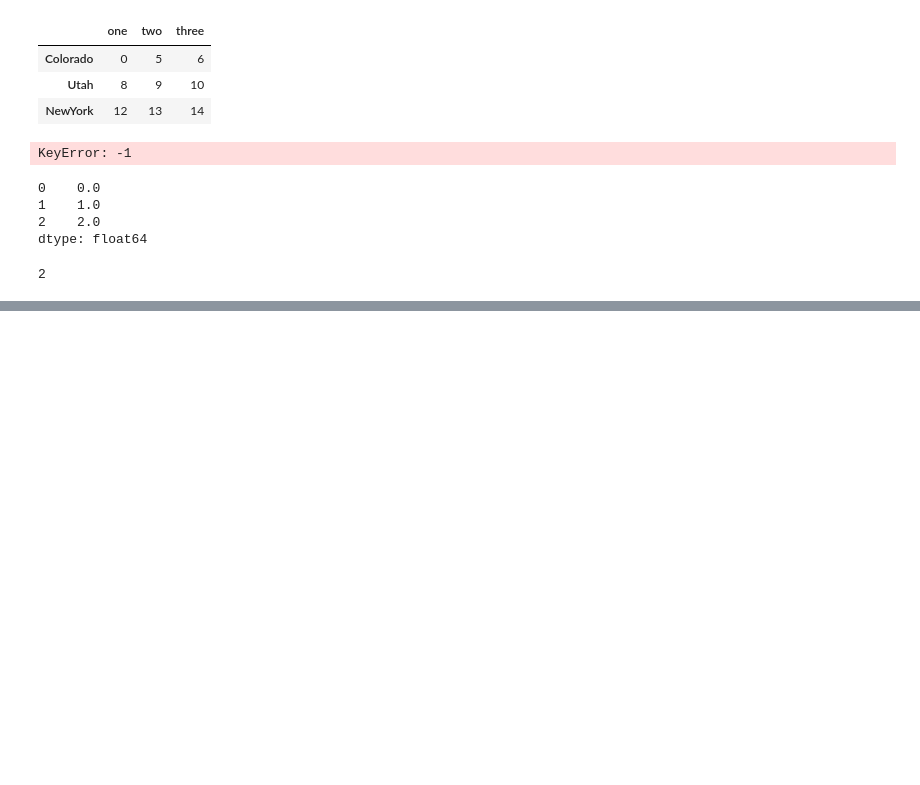
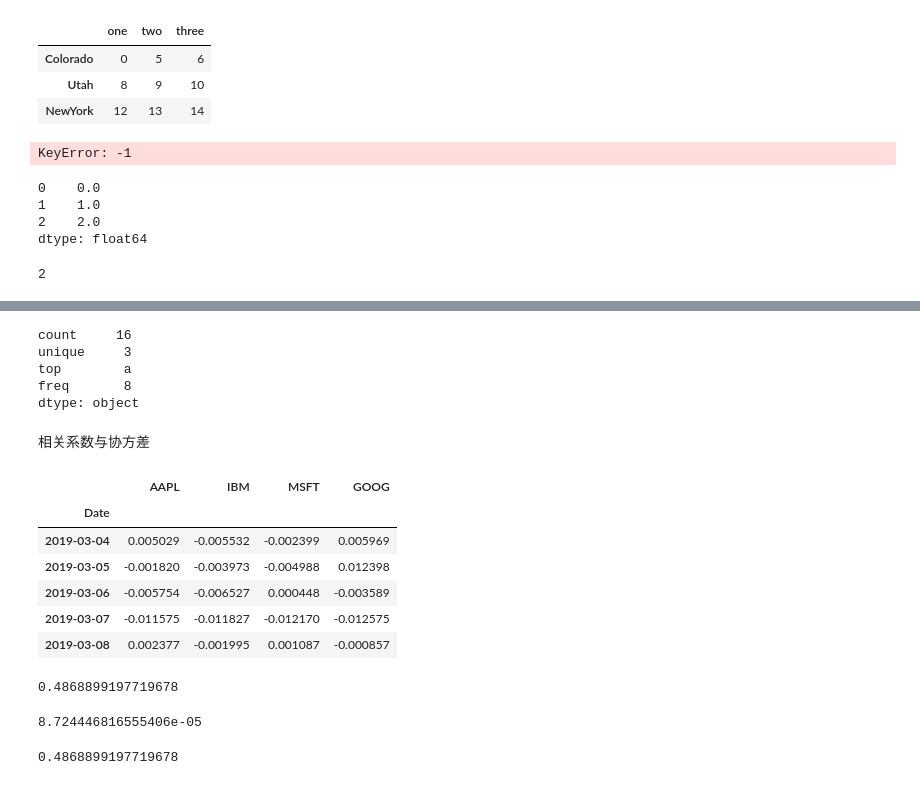
Before and after one commit to sanpang228/DataAnalysis, a Jupyter notebook: Task3.ipynb, the cells around one changed output, grey strips where cells are left out. Drawn from its saved outputs; the diff is of its cells as text; code cells hidden in the pictures; blank space fills up the shorter version.

```diff
--- a/Task3.ipynb
+++ b/Task3.ipynb
@@ -675,0 +1251,43 @@ ser2[-1]
+# %%
+#还有一种方法，它既不是约简型也不是累计型。describe就是一个例子，它用于一次性产生多个汇总统计
+obj = pd.Series(['a', 'a', 'b', 'c'] * 4)
+obj.describe()
+# %% [output]
+count     16
+unique     3
+top        a
+freq       8
+dtype: object
+# %% [markdown]
+相关系数与协方差
+# %%
+import pandas_datareader.data as web
+
+all_data = {ticker: web.get_data_yahoo(ticker) for ticker in ['AAPL', 'IBM', 'MSFT', 'GOOG']}
+price = pd.DataFrame({ticker: data['Adj Close'] for ticker, data in all_data.items()})
+volume = pd.DataFrame({ticker: data['Volume'] for ticker, data in all_data.items()})
+# %%
+returns = price.pct_change()
+returns.tail()
+# %% [output]
+|  | AAPL | IBM | MSFT | GOOG |
+| Date |  |  |  |  |
+| 2019-03-04 | 0.005029 | -0.005532 | -0.002399 | 0.005969 |
+| 2019-03-05 | -0.001820 | -0.003973 | -0.004988 | 0.012398 |
+| 2019-03-06 | -0.005754 | -0.006527 | 0.000448 | -0.003589 |
+| 2019-03-07 | -0.011575 | -0.011827 | -0.012170 | -0.012575 |
+| 2019-03-08 | 0.002377 | -0.001995 | 0.001087 | -0.000857 |
+# %%
+#Series的corr方法用于计算两个Series中重叠的、非NA的、按索引对齐的值的相关系数。与此类似，cov用于计算协方差
+returns['MSFT'].corr(returns['IBM'])
+# %% [output]
+0.4868899197719678
+# %%
+returns['MSFT'].cov(returns['IBM'])
+# %% [output]
+8.724446816555406e-05
+# %%
+#因为MSTF是一个合理的Python属性，我们还可以用更简洁的语法选择列
+returns.MSFT.corr(returns.IBM)
+# %% [output]
+0.4868899197719678
```
Also changed, not shown: parts of 82 cells of this notebook.
